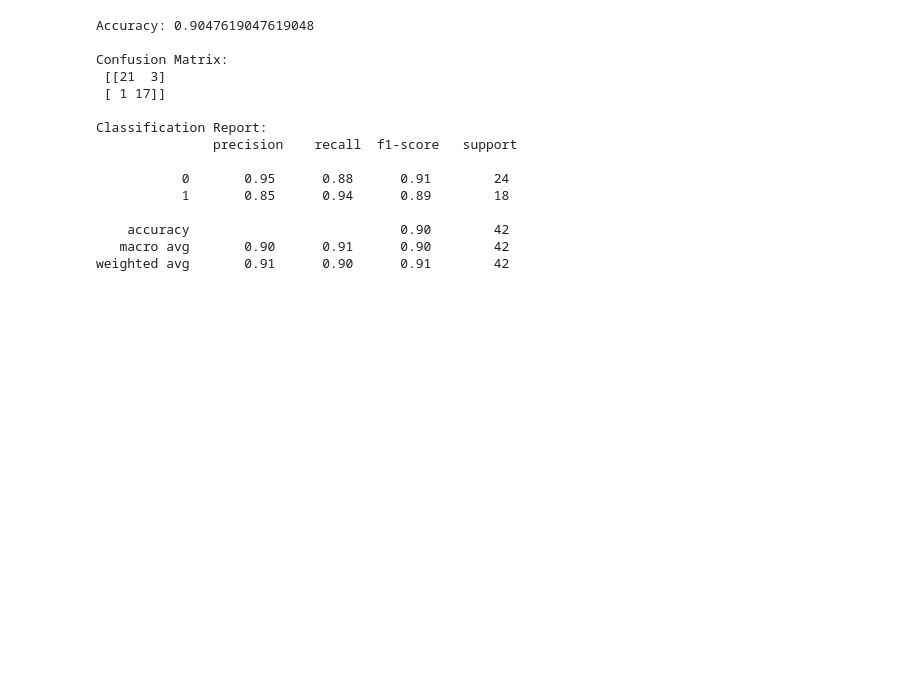
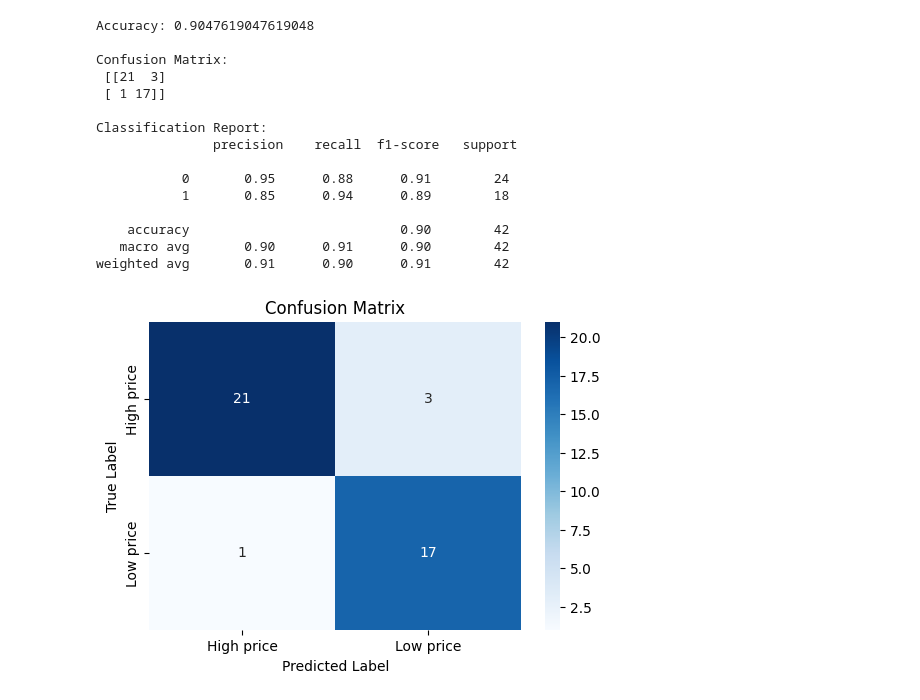
Before and after one commit to Herpsime/gdsc_study_session_ML_g1, a Jupyter notebook: ride_price_ml/notebook/ride_price_model.ipynb, the cells around one changed output. Drawn from its saved outputs; the diff is of its cells as text; code cells hidden in the pictures; blank space fills up the shorter version.

Commit message:
visualize the confusion matrix

```diff
--- a/ride_price_ml/notebook/ride_price_model.ipynb
+++ b/ride_price_ml/notebook/ride_price_model.ipynb
@@ -259,3 +259,14 @@ Classification Report:
     accuracy                           0.90        42
    macro avg       0.90      0.91      0.90        42
 weighted avg       0.91      0.90      0.91        42
+# %%
+plt.figure(figsize=(6,4))
+sns.heatmap(confusion_matrix(yc_test, yc_pred), annot=True, fmt='d', cmap='Blues',
+            xticklabels=['High price', 'Low price'],
+            yticklabels=['High price', 'Low price'])
+plt.title('Confusion Matrix')
+plt.ylabel('True Label')
+plt.xlabel('Predicted Label')
+plt.show()
+# %% [output]
+[figure, added]
```
Also changed, not shown: parts of 1 cell of this notebook.
